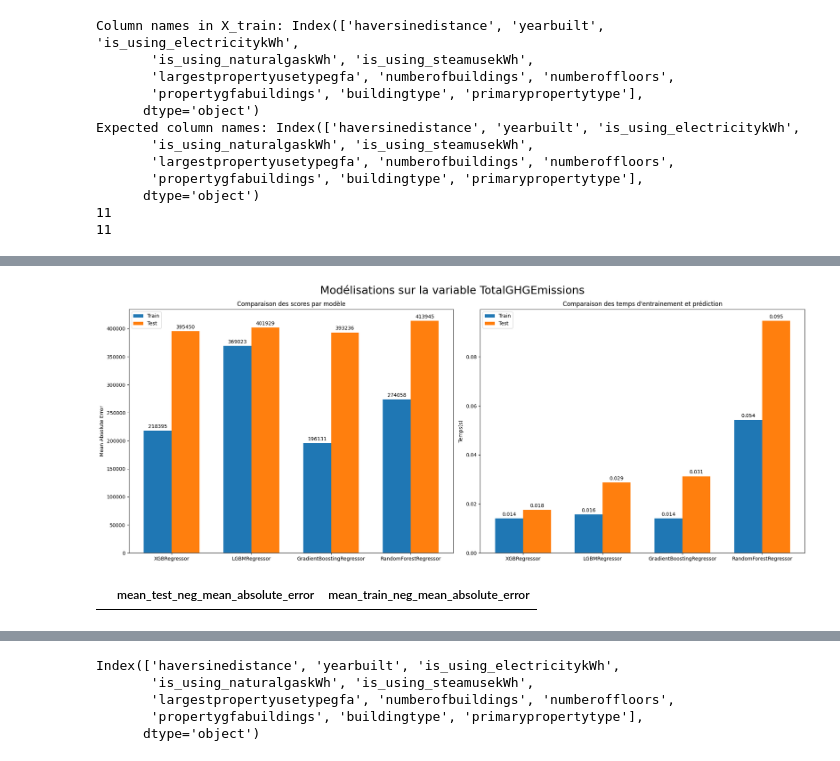
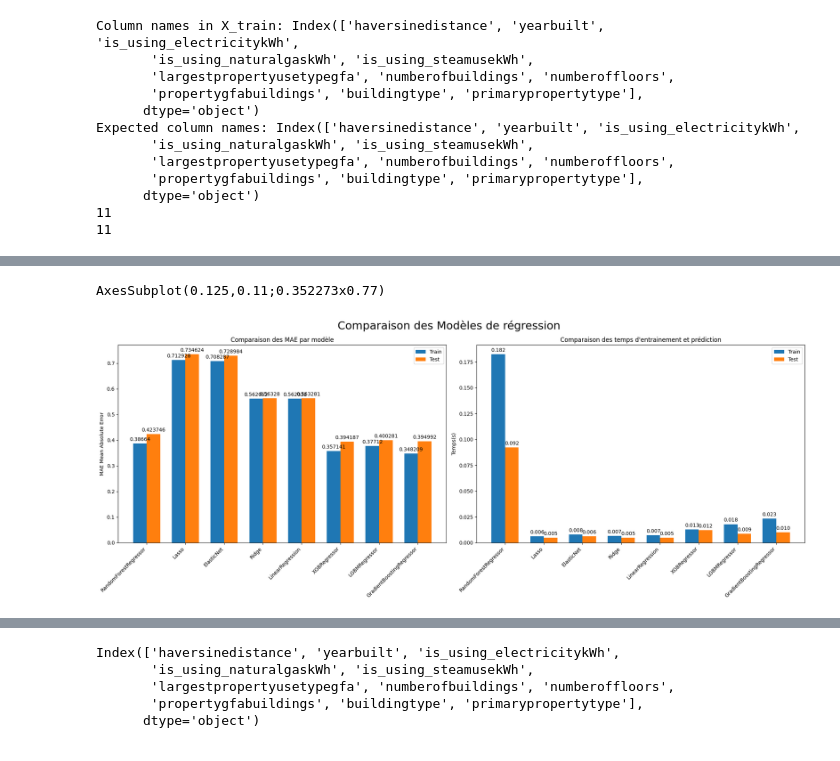
Before and after one commit to data-IA-2022/CO2_Maud_Tarik, a Jupyter notebook: model-multioutput.ipynb, the cells around one changed output, grey strips where cells are left out. Drawn from its saved outputs; the diff is of its cells as text; code cells hidden in the pictures.

```diff
--- a/model-multioutput.ipynb
+++ b/model-multioutput.ipynb
@@ -64,7 +64,7 @@ print(engine)
 data_year = 2016
 with engine.begin() as conn:
         print(conn)
-        result = conn.execute(text(f"""SELECT log_siteenergyusekwh, log_totalghgemissions, haversinedistance, yearbuilt, "is_using_electricitykWh", "is_using_naturalgaskWh", "is_using_steamusekWh",
+        result = conn.execute(text(f"""SELECT "siteenergyusekWh", totalghgemissions, log_totalghgemissions, log_siteenergyusekwh, haversinedistance, yearbuilt, "is_using_electricitykWh", "is_using_naturalgaskWh", "is_using_steamusekWh",
    largestpropertyusetypegfa, numberofbuildings, numberoffloors, propertygfabuildings, buildingtype, primarypropertytype FROM super_table_tm WHERE datayear='{data_year}'"""))
         # Create a DataFrame from the query result
         df = pd.DataFrame(result.fetchall(), columns=result.keys())
@@ -116,8 +118,8 @@ buildingtype                 0
 primarypropertytype          0
 dtype: int64
 # %%
-X = df.drop(['log_siteenergyusekwh', 'log_totalghgemissions'], axis=1)
-Y = df[['log_siteenergyusekwh', 'log_totalghgemissions']]
+X = df.drop(["siteenergyusekWh", 'totalghgemissions', "log_totalghgemissions", "log_siteenergyusekwh"], axis=1) #'log_siteenergyusekwh', 'log_totalghgemissions'
+Y = df[[ "log_totalghgemissions", "log_siteenergyusekwh"]] #'log_siteenergyusekwh', 'log_totalghgemissions'
 X_train, X_test, Y_train, Y_test = train_test_split(X, Y, test_size=0.2, random_state=42)
 
 
@@ -376,56 +552,35 @@ Index(['train_time', 'test_time', 'R2_score', 'MAE_train_score',
 # %%
 # On élimine le modèle SVR de cette représentation car hors normes
 models_compare_metrics = models_compare_metrics[models_compare_metrics.index != 'LinearSVR']
 x = np.arange(len(models_compare_metrics.index))
 width = 0.35
 
 fig, ax = plt.subplots(1, 2, figsize=(20, 8), sharey=False, sharex=False)
-
+print(ax[0])
 scores1 = ax[0].bar(x - width/2, models_compare_metrics['MAE_train_score'], width, label='Train')
 scores2 = ax[0].bar(x + width/2, models_compare_metrics['MAE_test_score'], width, label='Test')
-ax[0].set_ylabel('Mean Absolute Error')
-ax[0].set_title('Comparaison des scores par modèle')
+ax[0].set_ylabel('MAE Mean Absolute Error')
+ax[0].set_title('Comparaison des MAE par modèle')
 ax[0].set_xticks(x)
-ax[0].set_xticklabels(models_compare_metrics.index)
+ax[0].set_xticklabels(models_compare_metrics.index, rotation=45, ha='right')
 ax[0].legend()
 ax[0].bar_label(scores1, padding=3)
 ax[0].bar_label(scores2, padding=3)
 
-times1 = ax[1].bar(x - width/2, models_compare_metrics['test_time'], width, label='Train')
-times2 = ax[1].bar(x + width/2, models_compare_metrics['train_time'], width, label='Test')
+times1 = ax[1].bar(x - width/2, models_compare_metrics['train_time'], width, label='Train')
+times2 = ax[1].bar(x + width/2, models_compare_metrics['test_time'], width, label='Test')
 ax[1].set_ylabel('Temps(s)')
 ax[1].set_title("Comparaison des temps d'entrainement et prédiction")
 ax[1].set_xticks(x)
-ax[1].set_xticklabels(models_compare_metrics.index)
+ax[1].set_xticklabels(models_compare_metrics.index, rotation=45, ha='right')
 ax[1].legend()
 ax[1].bar_label(times1, padding=3, fmt='%.3f')
 ax[1].bar_label(times2, padding=3, fmt='%.3f')
 
-plt.suptitle("Modélisations sur la variable TotalGHGEmissions", fontsize=22)
+plt.suptitle("Comparaison des Modèles de régression", fontsize=22)
 fig.tight_layout()
 
 plt.show()
 # %% [output]
+AxesSubplot(0.125,0.11;0.352273x0.77)
-[figure, old version]
+[figure, new version]
-# %%
-metrics = ['mean_test_neg_mean_absolute_error', 'mean_train_neg_mean_absolute_error']
-models_compare_metrics = pd.DataFrame(columns=metrics, index=[])
-
-for model_name, gscv in zip(models, models_opti):
-    # Get the best estimator and its performance metrics
-    best_estimator = gscv.best_estimator_
-    cv_results = gscv.cv_results_
-    model_metrics = {}
-
-    # Extract the desired metrics from the cross-validation results
-    for m in metrics:
-        if f"mean_{m}" in cv_results:
-            model_metrics[m] = cv_results[f"mean_{m}"][gscv.best_index_]
-
-    # Add the metrics to the comparison dataframe
-    models_compare_metrics.loc[model_name.__class__.__name__] = model_metrics
-
-# Display the comparison dataframe
-models_compare_metrics
-# %% [output]
-|  | mean_test_neg_mean_absolute_error | mean_train_neg_mean_absolute_error |
```
Also changed, not shown: parts of 38 cells of this notebook, 41 other files.
